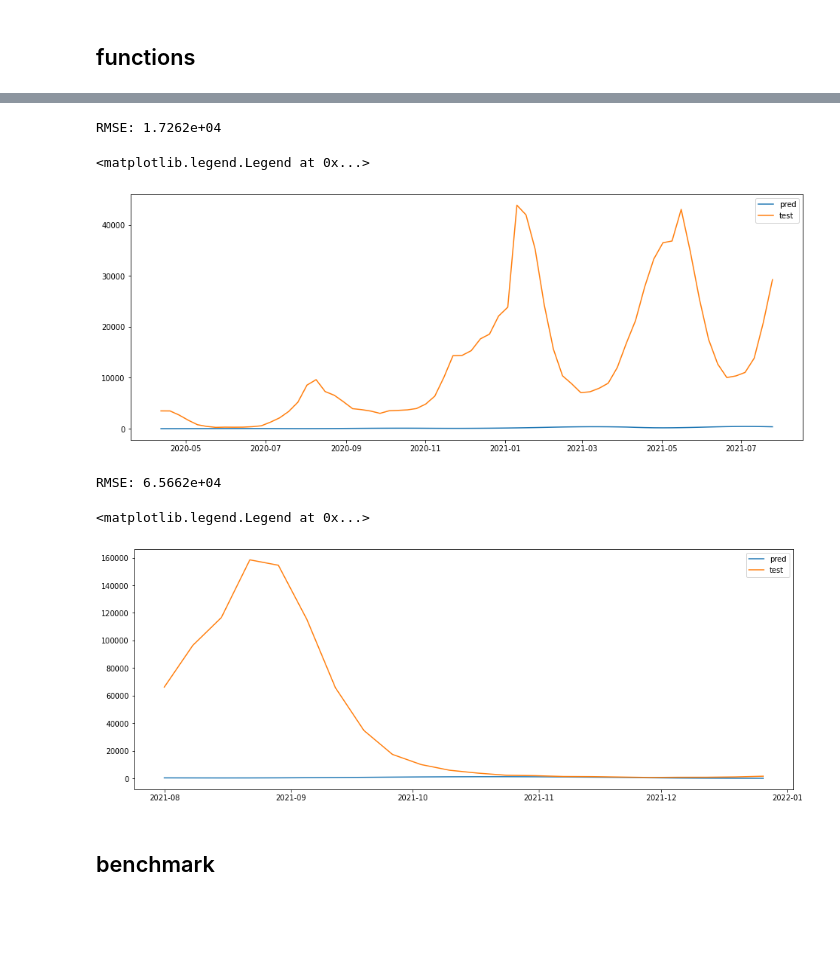
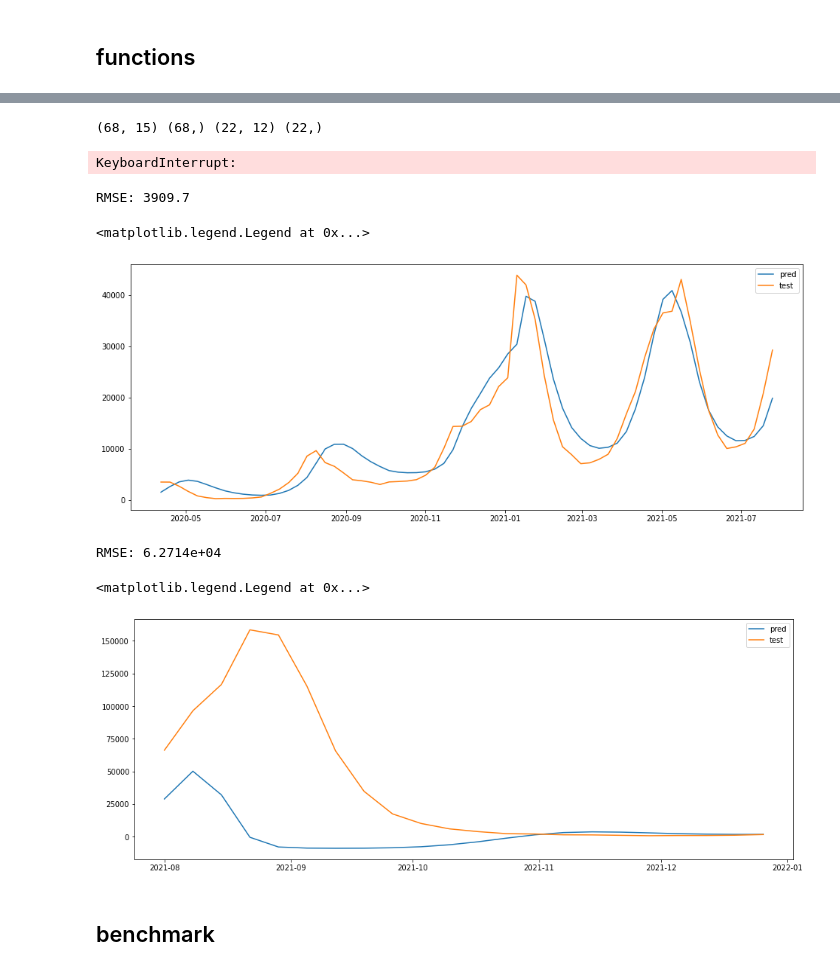
Before and after one commit to newini/learn-ml, a Jupyter notebook: time-series/lstm.ipynb, the cells around one changed output, grey strips where cells are left out. Saved outputs shown, nothing was run; the diff lists cells and outputs as text; code cells hidden in the pictures; blank space fills up the shorter version.

```diff
--- a/time-series/lstm.ipynb
+++ b/time-series/lstm.ipynb
@@ -98,0 +101,11 @@ Freq: W-SUN, dtype: float64
+# %%
+df_fe = df_gr.ALL.to_frame()
+# df_fe = ts_all_sc.to_frame(name='ALL')
+for i in range(1, 13):
+    df_fe[f'ALL_{i}_week_ago'] = df_fe.ALL.shift(i)
+df_fe['year'] = df_fe.index.year
+df_fe['month'] = df_fe.index.month
+df_fe['weekofyear'] = df_fe.index.isocalendar().week
+df_fe = df_fe.astype('float')
+df_fe = df_fe.dropna()
+df_fe
@@ -120,0 +129,4 @@ dtype: float64
+# %%
+X = df_fe.drop('ALL', axis=1)
+y = df_fe.ALL
+print(X.shape, y.shape)
@@ -123,6 +137,9 @@ dtype: float64
 # %%
 n_units = 50
 n_epochs = 10000
+
+from keras.callbacks import EarlyStopping
+callback = EarlyStopping(monitor='loss', patience=200, min_delta=0.0001)
 def trainLSTM(X_train, y_train):
     tf.random.set_seed(42)
 
@@ -152,8 +169,8 @@ def trainLSTM(X_train, y_train):
     # Compiling the RNN
     model.compile(optimizer='adam', loss='mean_squared_error')
     # Fitting to the training set
-    history = regressor.fit(X_train, y_train, validation_data=(X_val, y_val),
-                            epochs=n_epochs, batch_size=32, verbose=0)
+    history = model.fit(X_train, y_train, validation_data=(X_val, y_val),
+                        epochs=n_epochs, batch_size=32, verbose=0, callbacks=[callback])
 
     return model, history
 # %% [markdown]
@@ -184,10 +178,29 @@ Wall time: 16min 53s
+# %%
+%%time
+
+test_start_date = '2021-08-01'
+X_train = X[X.index < test_start_date]
+y_train = y[y.index < test_start_date]
+print(X_train.shape, y_train.shape, X_test.shape, y_test.shape)
+
+model, history = trainLSTM(X_train, y_train)
+print(history.history['loss'][-1])
+print(history.history['val_loss'][-1])
+plt.plot(history.history['loss'], label='loss')
+plt.plot(history.history['val_loss'], label='val_loss')
+plt.legend()
+# %% [output]
+(68, 15) (68,) (22, 12) (22,)
+KeyboardInterrupt:
 # %%
+X_train = X[X.index < test_start_date]
+y_train = y[y.index < test_start_date]
 y_train_index = y_train.index
 y_pred = model.predict(X_train)
 y_pred = sc.inverse_transform(y_pred).ravel()
 y_pred = pd.Series(y_pred, index=y_train_index)
 y_train = sc.inverse_transform(y_train.values.reshape(-1, 1)).ravel()
-y_train = pd.Series(y_train, index=y_train_bbindex)
+y_train = pd.Series(y_train, index=y_train_index)
 
 rmse = np.sqrt( mean_squared_error(y_train, y_pred) )
 print('RMSE: {:.5}'.format(rmse))
@@ -196,27 +209,29 @@ plt.plot(y_pred, label='pred')
 plt.plot(y_train, label='test')
 plt.legend()
 # %% [output]
-RMSE: 1.7262e+04
+RMSE: 3909.7
 <matplotlib.legend.Legend at 0x...>
-[figure, old version]
+[figure, new version]
 # %%
+X_test = X[X.index >= test_start_date]
+y_test = y[y.index >= test_start_date]
 y_test_index = y_test.index
 y_pred = model.predict(X_test)
 y_pred = sc.inverse_transform(y_pred).ravel()
 y_pred = pd.Series(y_pred, index=y_test_index)
 y_test = sc.inverse_transform(y_test.values.reshape(-1, 1)).ravel()
 y_test = pd.Series(y_test, index=y_test_index)
 
 rmse = np.sqrt( mean_squared_error(y_test, y_pred) )
 print('RMSE: {:.5}'.format(rmse))
 
 plt.plot(y_pred, label='pred')
 plt.plot(y_test, label='test')
 plt.legend()
 # %% [output]
-RMSE: 6.5662e+04
+RMSE: 6.2714e+04
 <matplotlib.legend.Legend at 0x...>
-[figure, old version]
+[figure, new version]
 # %% [markdown]
 ## benchmark
 # %%
```
Also changed, not shown: parts of 11 cells of this notebook.
